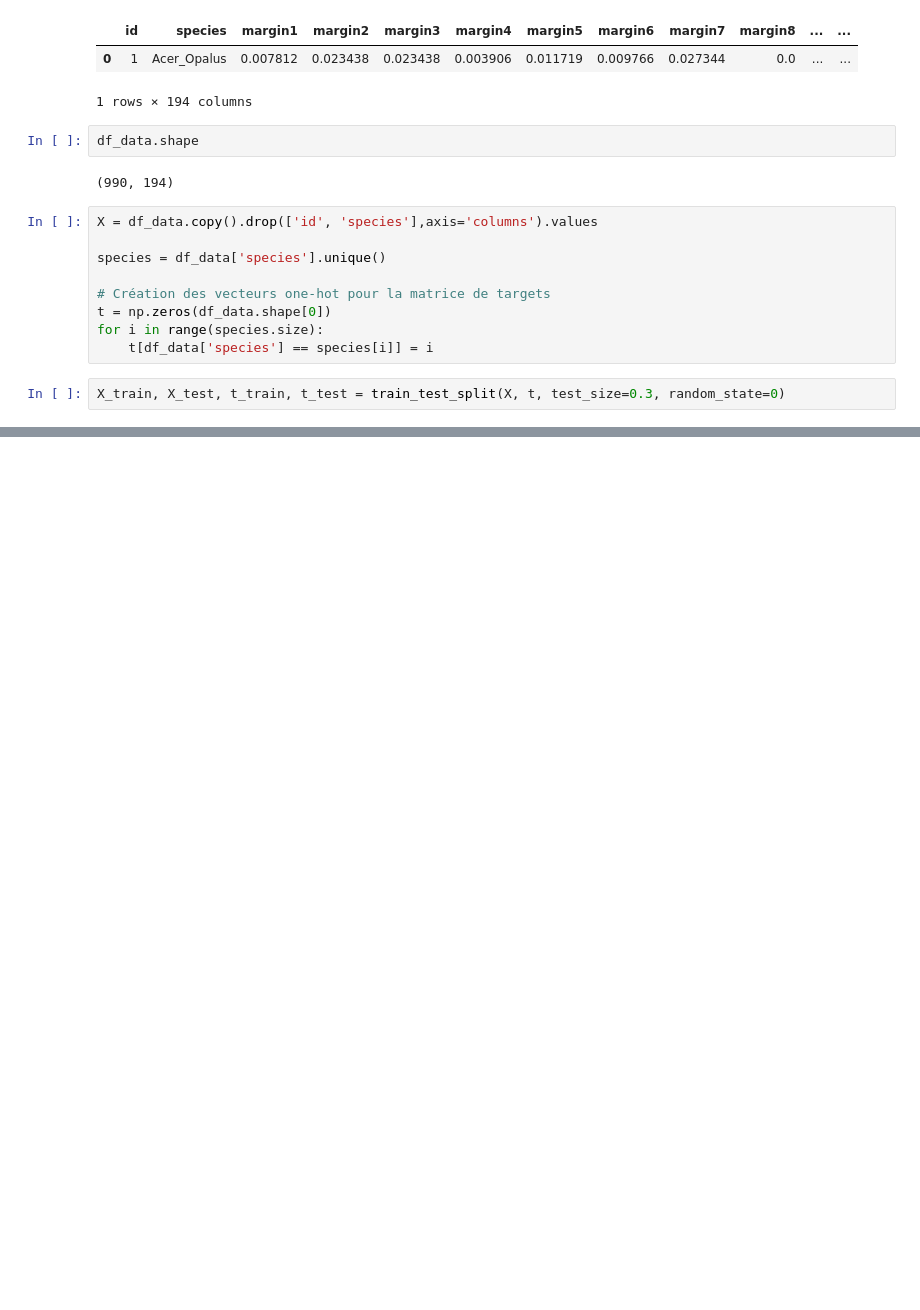
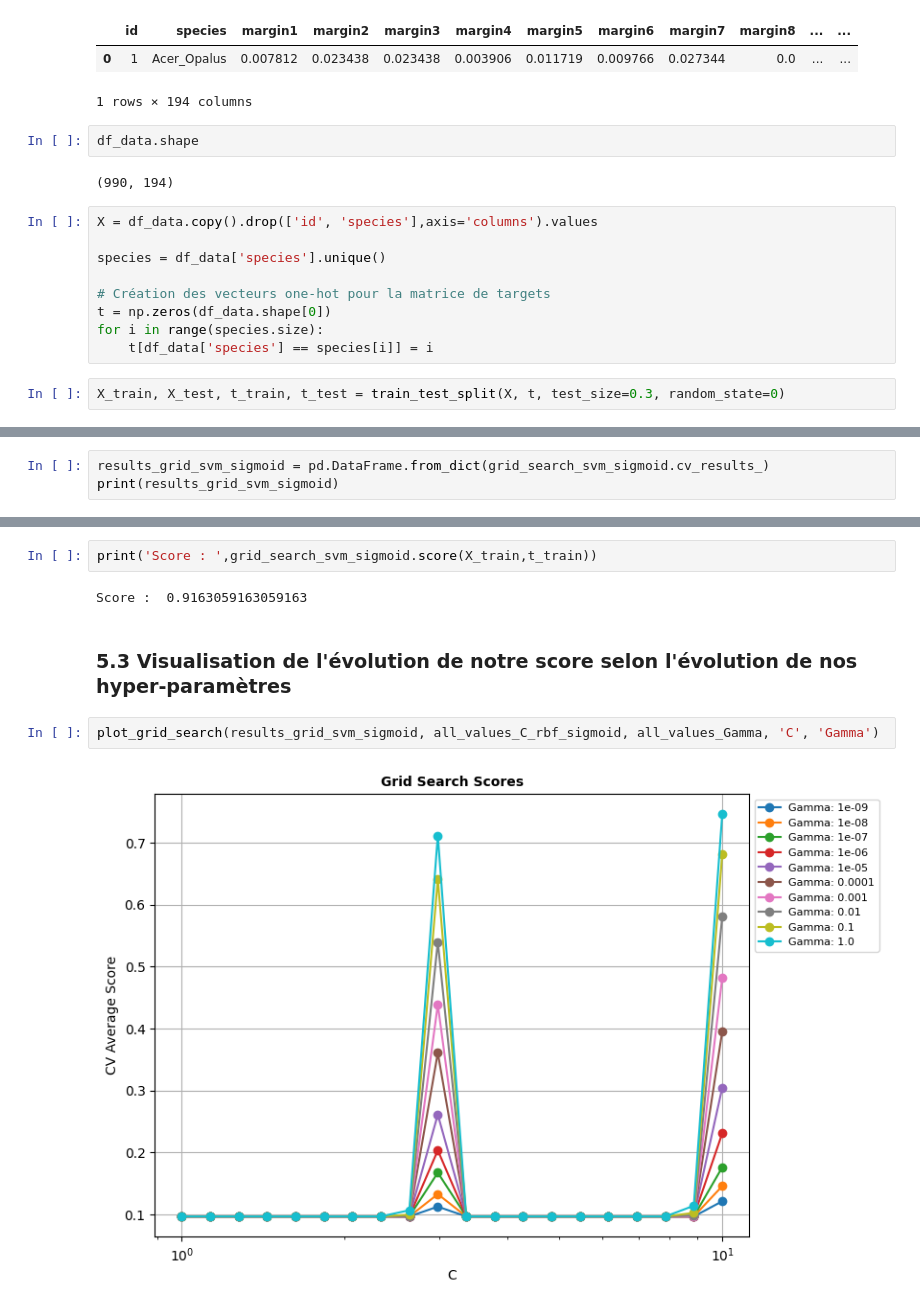
Before and after one commit to Alexandre-Leclercq/technique_apprentissage_projet, a Jupyter notebook: notebook/SVM.ipynb, the cells around one changed output, grey strips where cells are left out. Saved outputs shown, nothing was run; the diff lists cells and outputs as text; blank space fills up the shorter version.

```diff
--- a/notebook/SVM.ipynb
+++ b/notebook/SVM.ipynb
@@ -151,0 +308,3 @@ Score best X_test, t_test :  0.8619528619528619
+# %%
+results_grid_svm_sigmoid = pd.DataFrame.from_dict(grid_search_svm_sigmoid.cv_results_)
+print(results_grid_svm_sigmoid)
@@ -151,0 +336,10 @@ Score best X_test, t_test :  0.8619528619528619
+# %%
+print('Score : ',grid_search_svm_sigmoid.score(X_train,t_train))
+# %% [output]
+Score :  0.9163059163059163
+# %% [markdown]
+### 5.3 Visualisation de l'évolution de notre score selon l'évolution de nos hyper-paramètres
+# %%
+plot_grid_search(results_grid_svm_sigmoid, all_values_C_rbf_sigmoid, all_values_Gamma, 'C', 'Gamma')
+# %% [output]
+[figure, added]
```
Also changed, not shown: parts of 60 cells of this notebook.
